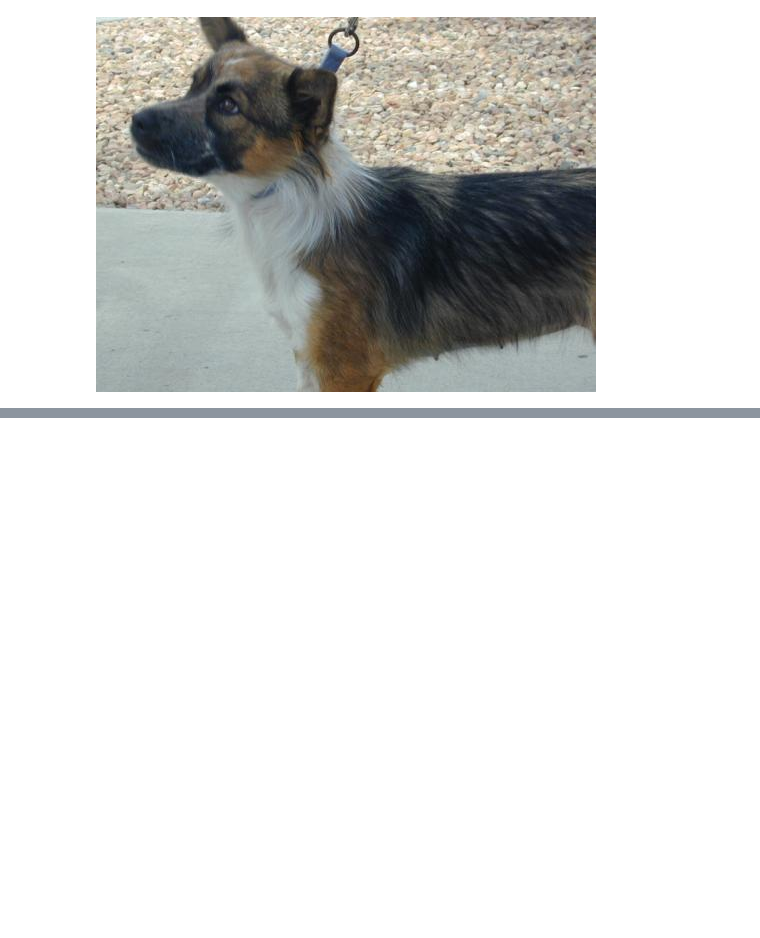
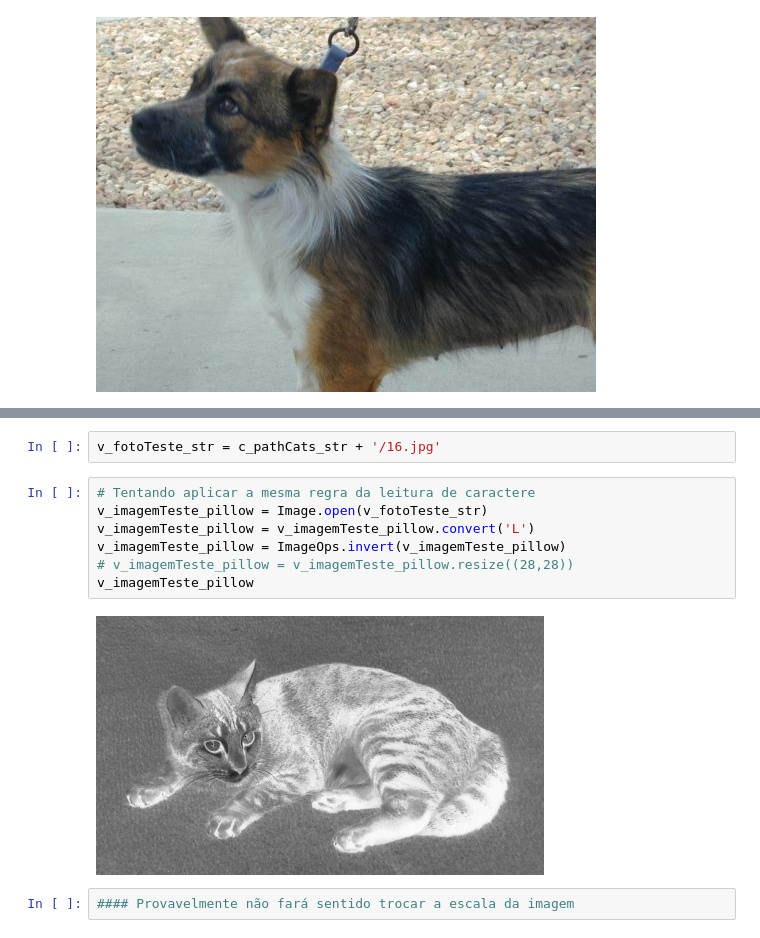
Before and after one commit to ViniLinharesBozzon/DogCatClassification, a Jupyter notebook: main.ipynb, the cells around one changed output, grey strips where cells are left out. Saved outputs shown, nothing was run; the diff lists cells and outputs as text; blank space fills up the shorter version.

```diff
--- a/main.ipynb
+++ b/main.ipynb
@@ -74,0 +88,13 @@ Image.open(c_pathDogs_str+'/3.jpg')
+# %%
+v_fotoTeste_str = c_pathCats_str + '/16.jpg'
+# %%
+# Tentando aplicar a mesma regra da leitura de caractere
+v_imagemTeste_pillow = Image.open(v_fotoTeste_str)
+v_imagemTeste_pillow = v_imagemTeste_pillow.convert('L')
+v_imagemTeste_pillow = ImageOps.invert(v_imagemTeste_pillow)
+# v_imagemTeste_pillow = v_imagemTeste_pillow.resize((28,28))
+v_imagemTeste_pillow
+# %% [output]
+[figure, added]
+# %%
+#### Provavelmente não fará sentido trocar a escala da imagem
```
Also changed, not shown: parts of 30 cells of this notebook.
